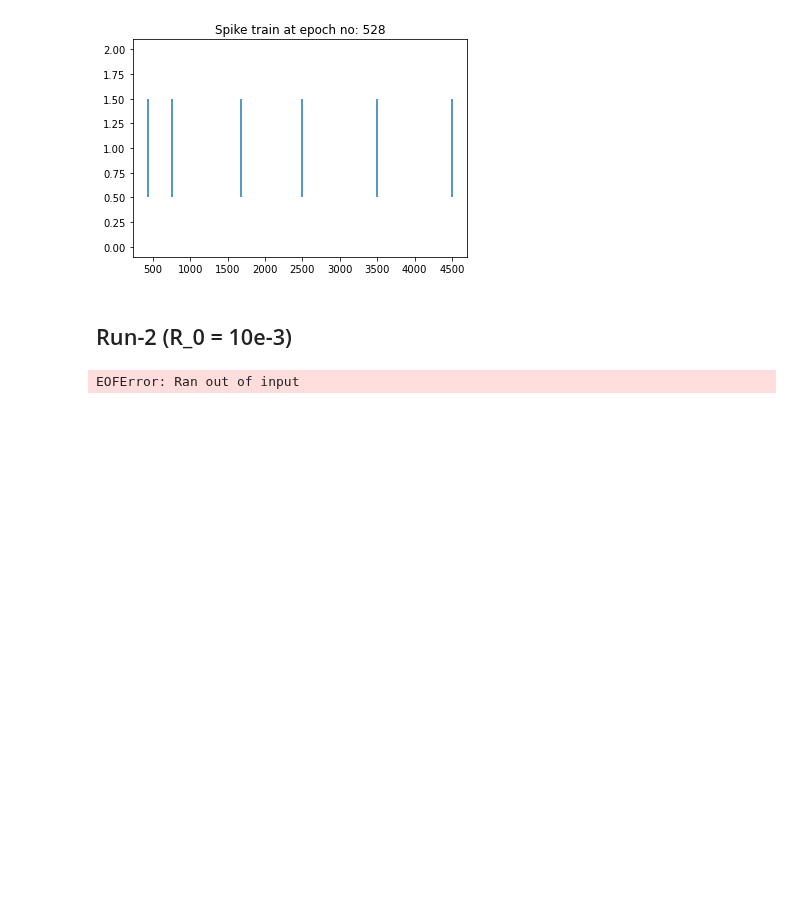
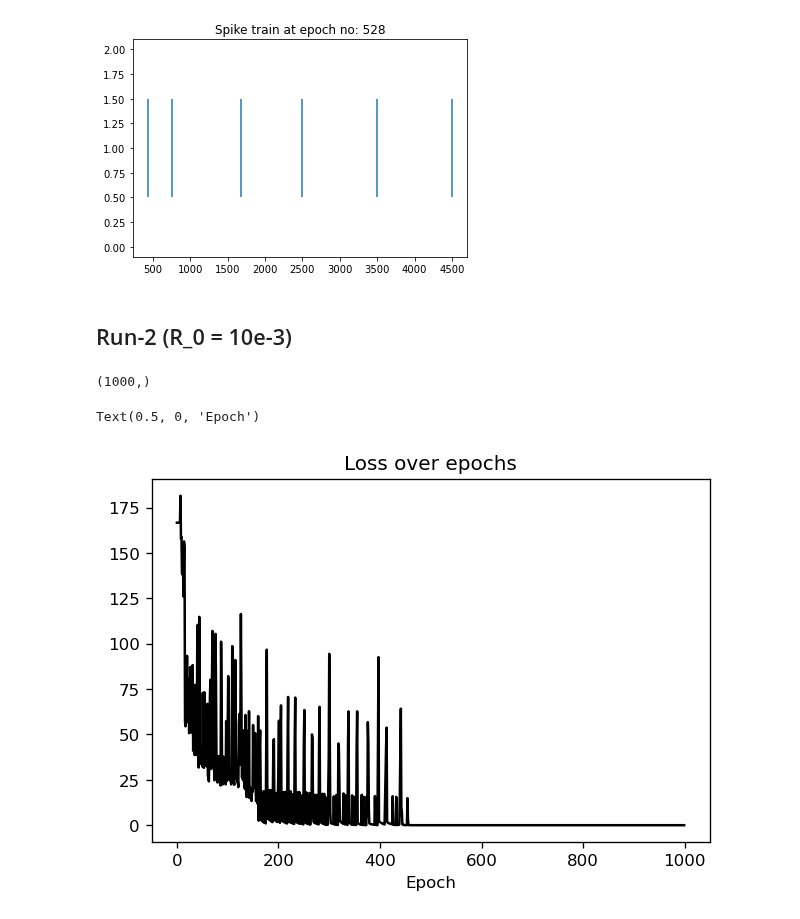
Before and after one commit to divyanshgupt/Unreliable-Transmission, a Jupyter notebook: SuperSpike/fixing loss overshoot.ipynb, the cells around one changed output. Cells and saved outputs as stored; diff of their text form; code cells hidden in the pictures; blank space fills up the shorter version.

Commit message:
another very good run, r_0 = 10e-3, 1000 epochs

```diff
--- a/SuperSpike/fixing loss overshoot.ipynb
+++ b/SuperSpike/fixing loss overshoot.ipynb
@@ -156,12 +156,21 @@ juxtapose_spk_trains(527, 528, spk_rec)
 # %% [markdown]
 ## Run-2 (R_0 = 10e-3)
 # %%
-recordings_file_2 = '../data/2022-02-16 21 rate = 0.01/recordings epsilon= 0.0001learning_rate = 0.01spike freq = 10'
+recordings_file_2 = '../data/2022-02-17 00 rate = 0.01/recordings epsilon= 0.0001learning_rate = 0.01spike freq = 10'
 recordings_2 = pd.read_pickle(recordings_file_2)
 #print(type(recordings_2))
 #spk_rec, weight_update_rec, weight_change_rec, weight_rec, r_ij_rec, v_ij_rec, g_ij2_rec = recordings_2
 
-loss_rec_file = '../data/2022-02-16 21 rate = 0.01/loss_rec epsilon= 0.0001learning_rate = 0.01spike freq = 10'
+loss_rec_file = '../data/2022-02-17 00 rate = 0.01/loss_rec epsilon= 0.0001learning_rate = 0.01spike freq = 10'
 loss_rec = pd.read_pickle(loss_rec_file).flatten()
+print(loss_rec.shape)
 # %% [output]
-EOFError: Ran out of input
+(1000,)
+# %%
+plt.figure(dpi=120)
+plt.plot(loss_rec.flatten(), color='black')
+plt.title("Loss over epochs")
+plt.xlabel("Epoch")
+# %% [output]
+Text(0.5, 0, 'Epoch')
+[figure, added]
```
Also changed, not shown: 4 other files.
